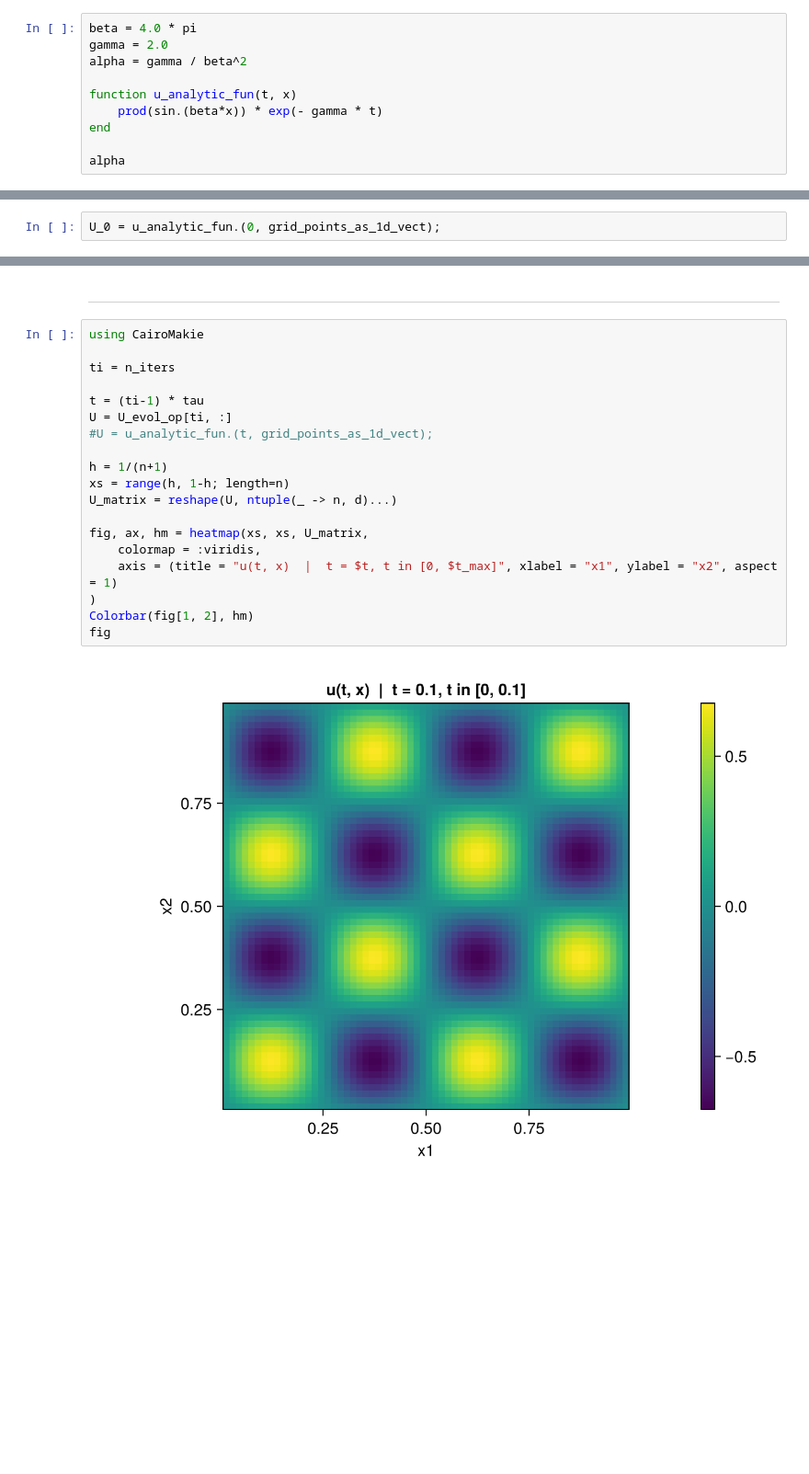
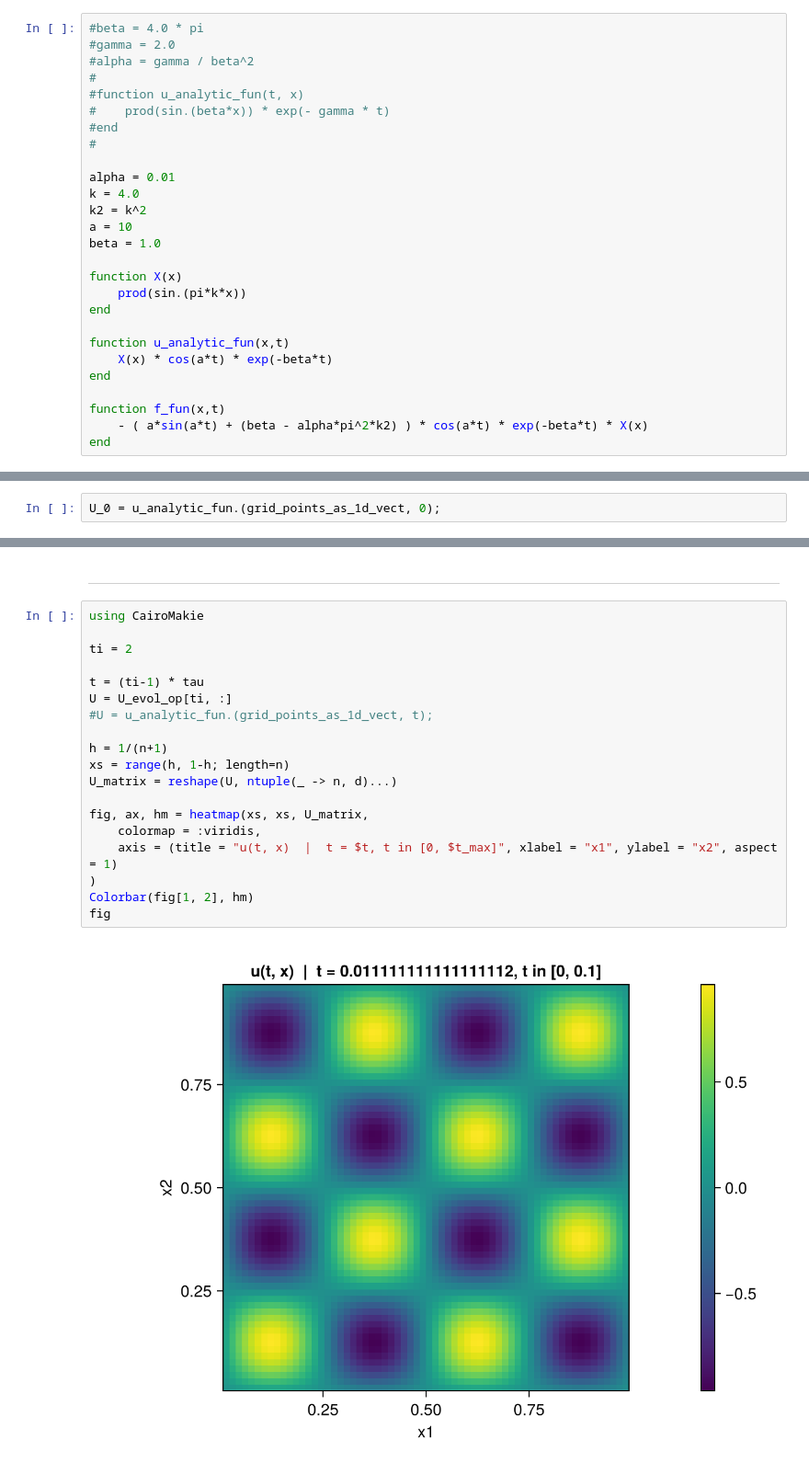
Before and after one commit to antosjakub/diploma_sketchbook, a Jupyter notebook: classical_methods/curse_the_dims/nd_poisson_op.ipynb, the cells around one changed output, grey strips where cells are left out. Shown at 92% size. Saved outputs shown, nothing was run; the diff lists cells and outputs as text; blank space fills up the shorter version.

```diff
--- a/classical_methods/curse_the_dims/nd_poisson_op.ipynb
+++ b/classical_methods/curse_the_dims/nd_poisson_op.ipynb
@@ -12,13 +12,30 @@ N = n^d
 # %% [output]
 4096
 # %%
-beta = 4.0 * pi
-gamma = 2.0
-alpha = gamma / beta^2
+#beta = 4.0 * pi
+#gamma = 2.0
+#alpha = gamma / beta^2
+#
+#function u_analytic_fun(t, x)
+#    prod(sin.(beta*x)) * exp(- gamma * t)
+#end
+#
 
-function u_analytic_fun(t, x)
-    prod(sin.(beta*x)) * exp(- gamma * t)
+alpha = 0.01
+k = 4.0
+k2 = k^2
+a = 10
+beta = 1.0
+
+function X(x)
+    prod(sin.(pi*k*x))
 end
 
-alpha
+function u_analytic_fun(x,t)
+    X(x) * cos(a*t) * exp(-beta*t)
+end
+
+function f_fun(x,t)
+    - ( a*sin(a*t) + (beta - alpha*pi^2*k2) ) * cos(a*t) * exp(-beta*t) * X(x)
+end
 # %% [output]
@@ -40,7 +57,7 @@ r = alpha * tau / h^2
 # %%
 grid_points_as_1d_vect = get_grid_points_as_1d_vect(n,d);
 # %%
-U_0 = u_analytic_fun.(0, grid_points_as_1d_vect);
+U_0 = u_analytic_fun.(grid_points_as_1d_vect, 0);
 # %%
 L = get_laplace_sparse_matrix(n,d);
 # %%
@@ -164,21 +190,21 @@ end
 # %%
 using CairoMakie
 
-ti = n_iters
+ti = 2
 
 t = (ti-1) * tau
 U = U_evol_op[ti, :]
-#U = u_analytic_fun.(t, grid_points_as_1d_vect);
+#U = u_analytic_fun.(grid_points_as_1d_vect, t);
 
 h = 1/(n+1)
 xs = range(h, 1-h; length=n)
 U_matrix = reshape(U, ntuple(_ -> n, d)...)
 
 fig, ax, hm = heatmap(xs, xs, U_matrix,
     colormap = :viridis,
     axis = (title = "u(t, x)  |  t = $t, t in [0, $t_max]", xlabel = "x1", ylabel = "x2", aspect = 1)
 )
 Colorbar(fig[1, 2], hm)
 fig
 # %% [output]
-[figure, old version]
+[figure, new version]
```
Also changed, not shown: parts of 8 cells of this notebook.
